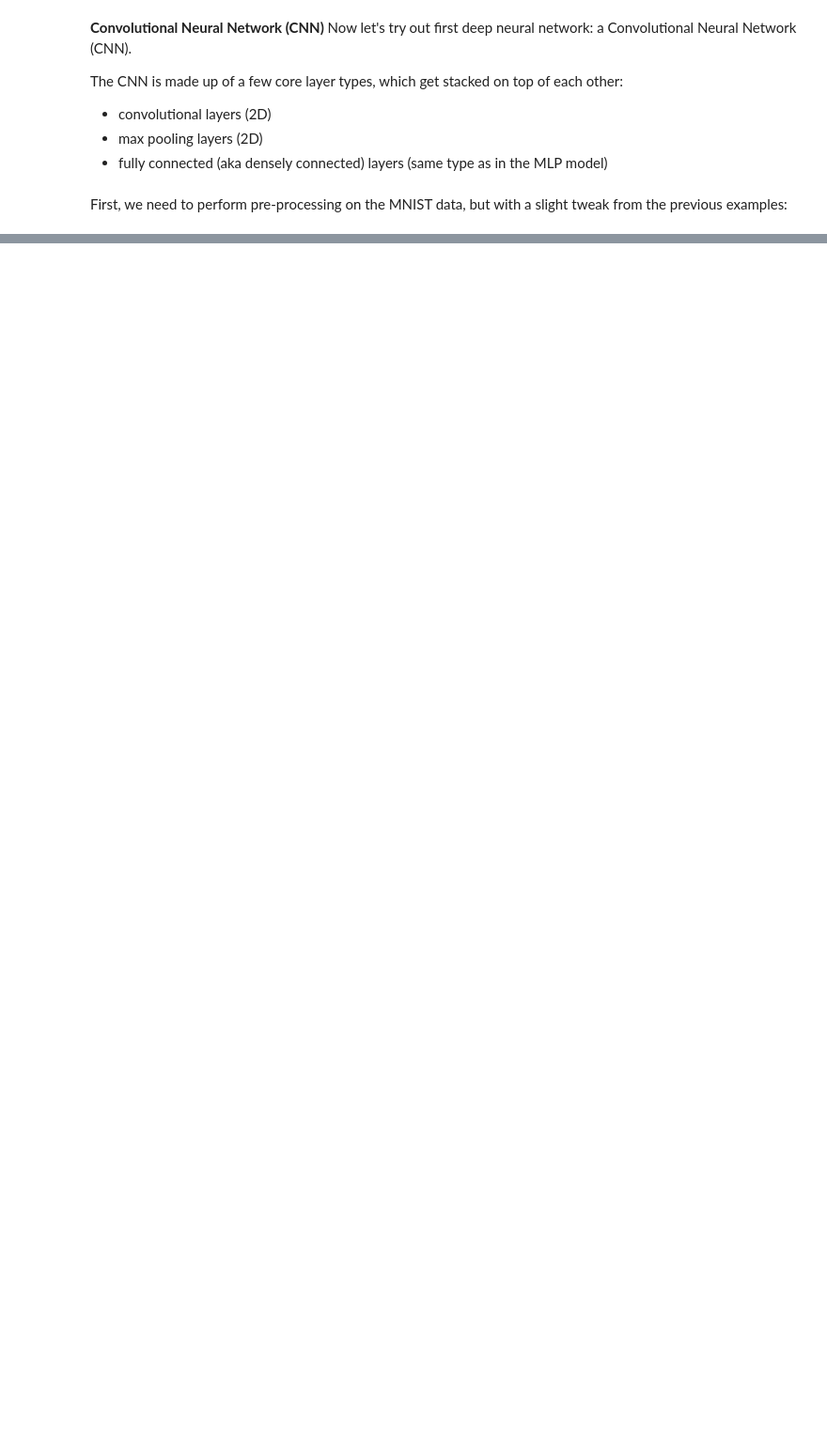
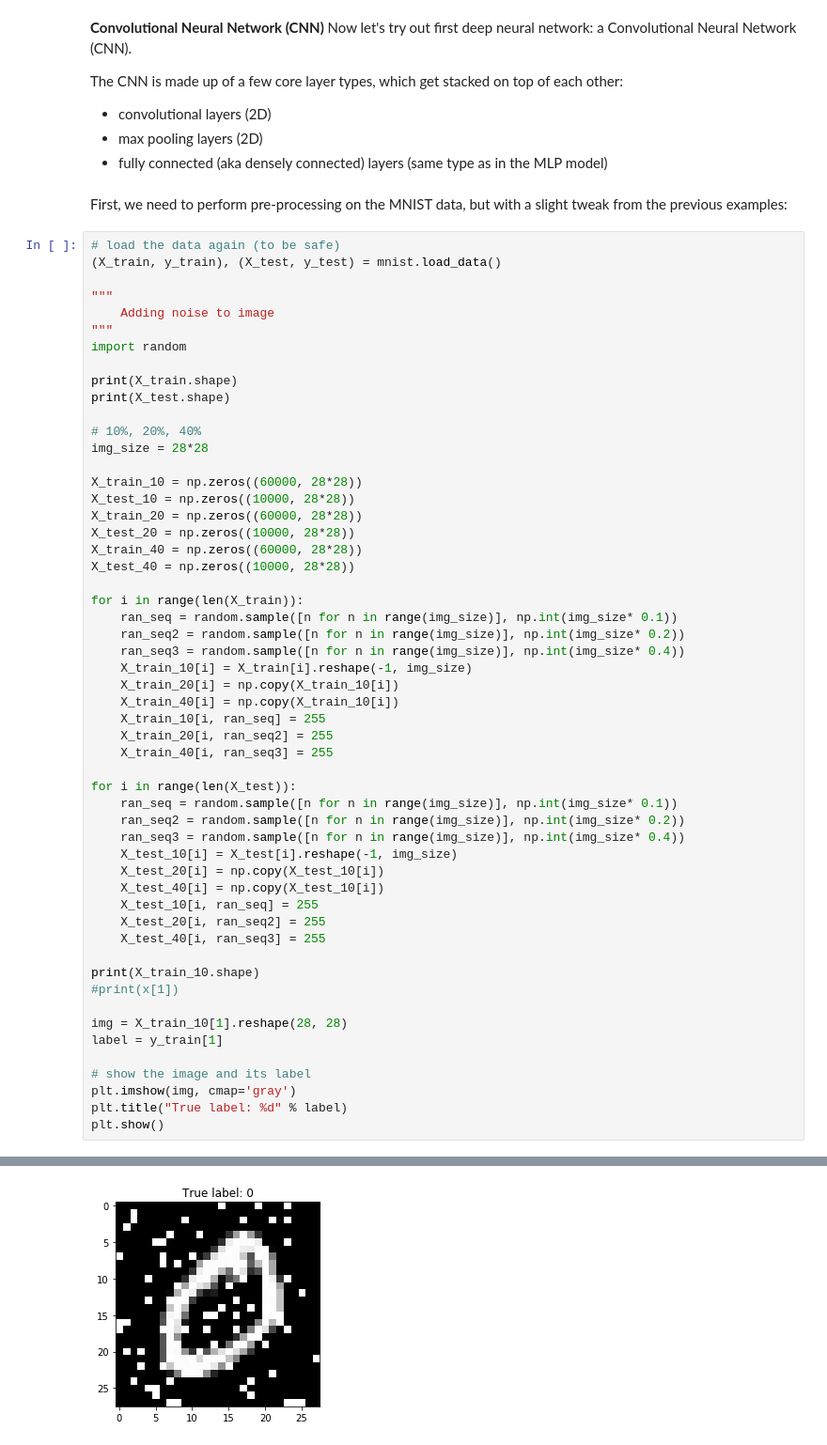
Before and after one commit to tomsan61065/DL, a Jupyter notebook: hw2/mnist.ipynb, the cells around one changed output, grey strips where cells are left out. Shown: that part at 94% size. Drawn from its saved outputs; the diff is of its cells as text; blank space fills up the shorter version.

```diff
--- a/hw2/mnist.ipynb
+++ b/hw2/mnist.ipynb
@@ -237,3 +249,58 @@ The CNN is made up of a few core layer types, which get stacked on top of each o
 - fully connected (aka densely connected) layers (same type as in the MLP model)
 # %% [markdown]
 First, we need to perform pre-processing on the MNIST data, but with a slight tweak from the previous examples:
+# %%
+# load the data again (to be safe)
+(X_train, y_train), (X_test, y_test) = mnist.load_data()
+
+"""
+    Adding noise to image
+"""
+import random
+
+print(X_train.shape)
+print(X_test.shape)
+
+# 10%, 20%, 40%
+img_size = 28*28
+
+X_train_10 = np.zeros((60000, 28*28))
+X_test_10 = np.zeros((10000, 28*28))
+X_train_20 = np.zeros((60000, 28*28))
+X_test_20 = np.zeros((10000, 28*28))
+X_train_40 = np.zeros((60000, 28*28))
+X_test_40 = np.zeros((10000, 28*28))
+
+for i in range(len(X_train)):
+    ran_seq = random.sample([n for n in range(img_size)], np.int(img_size* 0.1))
+    ran_seq2 = random.sample([n for n in range(img_size)], np.int(img_size* 0.2))
+    ran_seq3 = random.sample([n for n in range(img_size)], np.int(img_size* 0.4))
+    X_train_10[i] = X_train[i].reshape(-1, img_size)
+    X_train_20[i] = np.copy(X_train_10[i])
+    X_train_40[i] = np.copy(X_train_10[i])
+    X_train_10[i, ran_seq] = 255
+    X_train_20[i, ran_seq2] = 255
+    X_train_40[i, ran_seq3] = 255
+
+for i in range(len(X_test)):
+    ran_seq = random.sample([n for n in range(img_size)], np.int(img_size* 0.1))
+    ran_seq2 = random.sample([n for n in range(img_size)], np.int(img_size* 0.2))
+    ran_seq3 = random.sample([n for n in range(img_size)], np.int(img_size* 0.4))
+    X_test_10[i] = X_test[i].reshape(-1, img_size)
+    X_test_20[i] = np.copy(X_test_10[i])
+    X_test_40[i] = np.copy(X_test_10[i])
+    X_test_10[i, ran_seq] = 255
+    X_test_20[i, ran_seq2] = 255
+    X_test_40[i, ran_seq3] = 255
+
+print(X_train_10.shape)
+#print(x[1])
+
+img = X_train_10[1].reshape(28, 28)
+label = y_train[1]
+
+# show the image and its label
+plt.imshow(img, cmap='gray')
+plt.title("True label: %d" % label)
+plt.show()
+# %% [output]
@@ -240 +310,2 @@ First, we need to perform pre-processing on the MNIST data, but with a slight tw
+[figure, added]
 # %%
```
Also changed, not shown: parts of 9 cells of this notebook.
